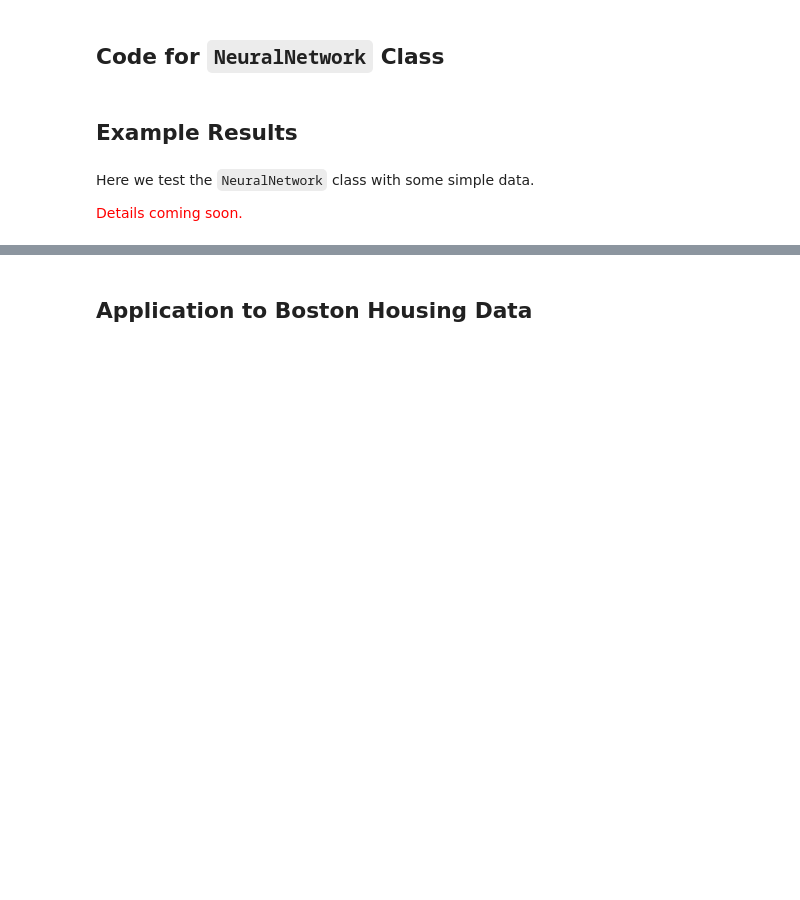
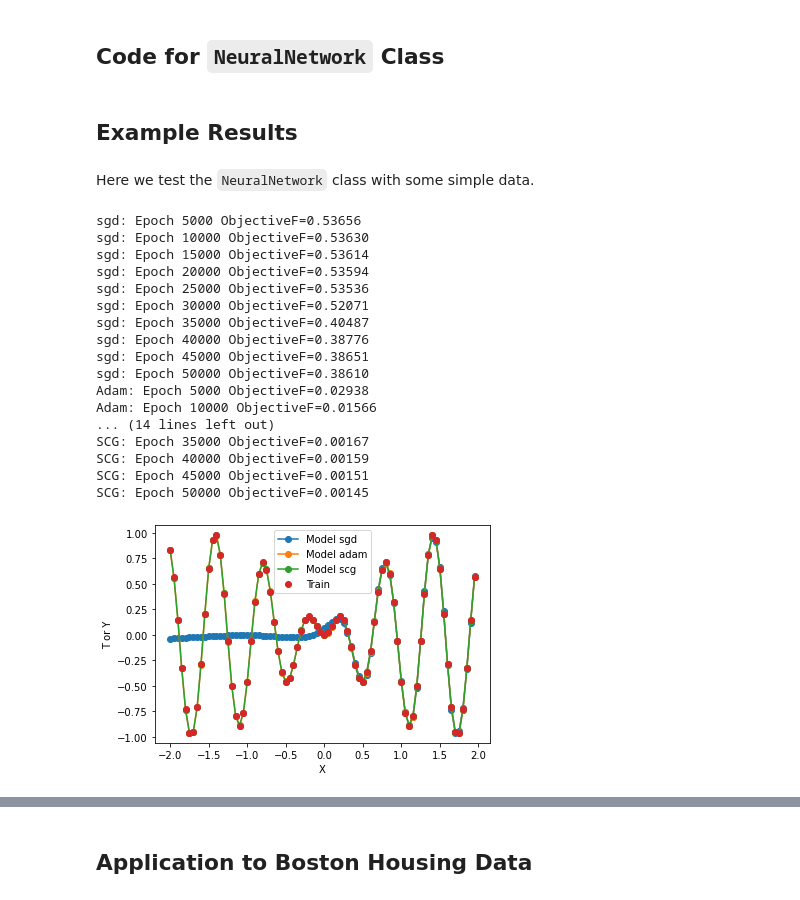
Before and after one commit to Randalthor95/CS_545, a Jupyter notebook: Assignments/A2 NeuralNetwork Class.ipynb, the cells around one changed output, grey strips where cells are left out. Cells and saved outputs as stored; diff of their text form; code cells hidden in the pictures; blank space fills up the shorter version.

```diff
--- a/Assignments/A2 NeuralNetwork Class.ipynb
+++ b/Assignments/A2 NeuralNetwork Class.ipynb
@@ -282,5 +284,49 @@ class NeuralNetwork():
 ## Example Results
 # %% [markdown]
 Here we test the `NeuralNetwork` class with some simple data.
-
-<font color='red'>Details coming soon.</font>
+# %%
+import numpy as np
+import matplotlib.pyplot as plt
+%matplotlib inline
+
+import neuralnetwork as nn
+
+X = np.arange(-2, 2, 0.05).reshape(-1, 1)
+T = np.sin(X) * np.sin(X * 10)
+
+errors = []
+n_epochs = 1000
+method_rhos = [('sgd', 0.01),
+               ('adam', 0.005),
+               ('scg', None)]
+
+for method, rho in method_rhos:
+    nnet = nn.NeuralNetwork(X.shape[1], [10, 10], 1)
+    nnet.train(X, T, 50000, method=method, learning_rate=rho)
+    Y = nnet.use(X)
+    plt.plot(X, Y, 'o-', label='Model ' + method)
+    errors.append(nnet.get_error_trace())
+
+plt.plot(X, T, 'o', label='Train')
+plt.xlabel('X')
+plt.ylabel('T or Y')
+plt.legend();
+# %% [output]
+sgd: Epoch 5000 ObjectiveF=0.53656
+sgd: Epoch 10000 ObjectiveF=0.53630
+sgd: Epoch 15000 ObjectiveF=0.53614
+sgd: Epoch 20000 ObjectiveF=0.53594
+sgd: Epoch 25000 ObjectiveF=0.53536
+sgd: Epoch 30000 ObjectiveF=0.52071
+sgd: Epoch 35000 ObjectiveF=0.40487
+sgd: Epoch 40000 ObjectiveF=0.38776
+sgd: Epoch 45000 ObjectiveF=0.38651
+sgd: Epoch 50000 ObjectiveF=0.38610
+Adam: Epoch 5000 ObjectiveF=0.02938
+Adam: Epoch 10000 ObjectiveF=0.01566
+... (14 lines left out)
+SCG: Epoch 35000 ObjectiveF=0.00167
+SCG: Epoch 40000 ObjectiveF=0.00159
+SCG: Epoch 45000 ObjectiveF=0.00151
+SCG: Epoch 50000 ObjectiveF=0.00145
+[figure, added]
```
Also changed, not shown: parts of 8 cells of this notebook, 4 other files.
